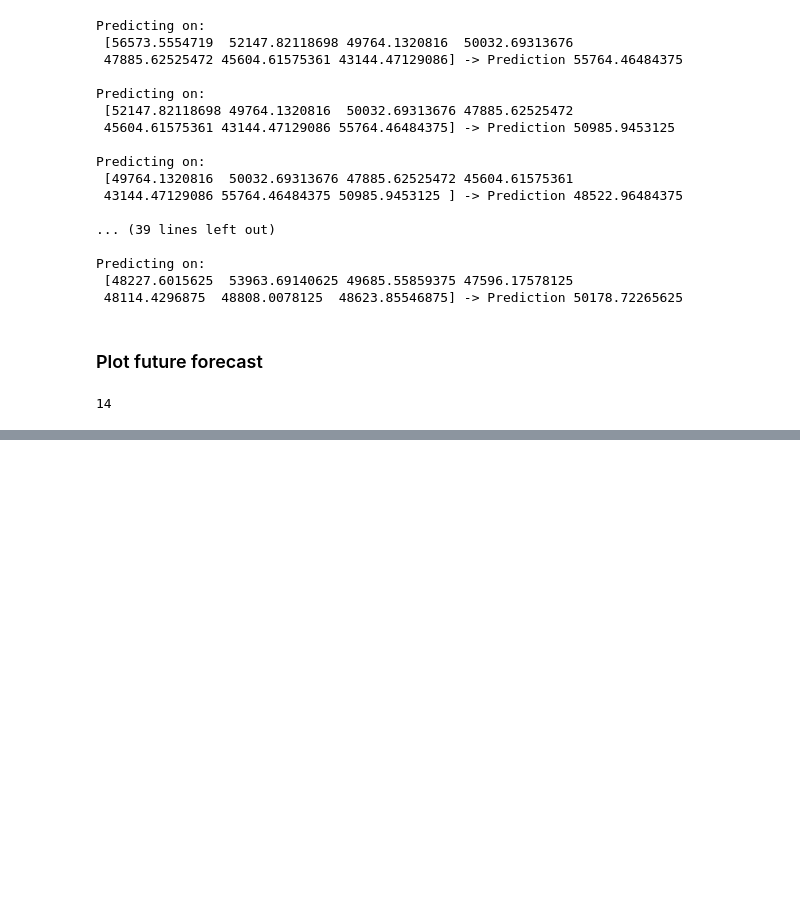
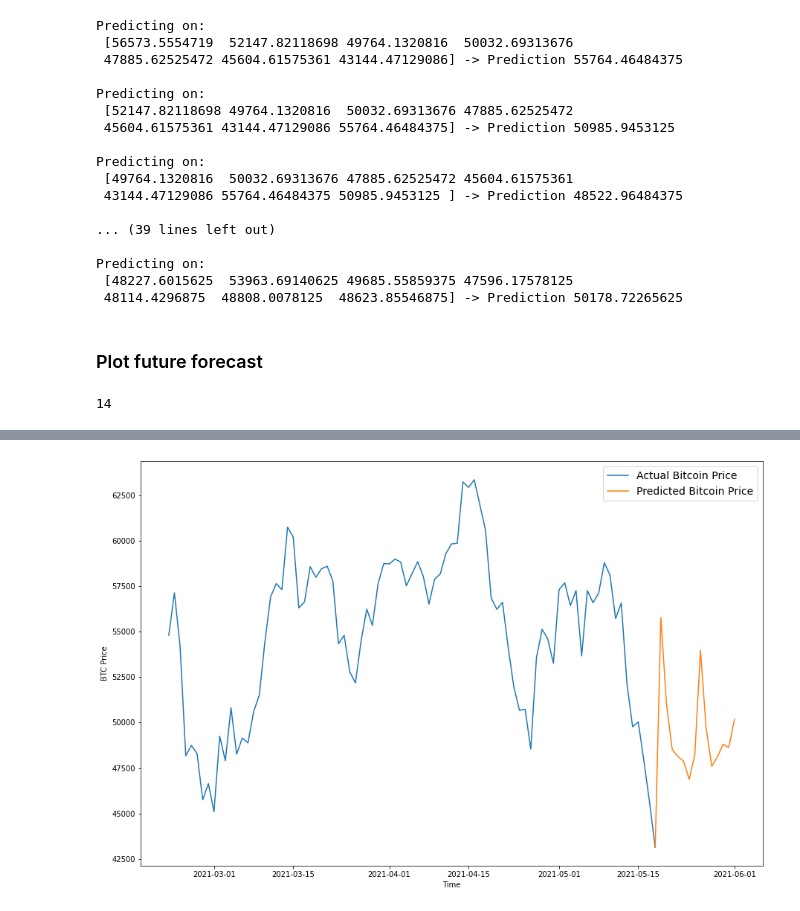
Before and after one commit to SilahicAmil/End-To-End-Time-Series-Forcasting, a Jupyter notebook: Time_Series_Forecasting_BitPredict.ipynb, the cells around one changed output, grey strips where cells are left out. Saved outputs shown, nothing was run; the diff lists cells and outputs as text; code cells hidden in the pictures; blank space fills up the shorter version.

Commit message:
Plotting future predictions

```diff
--- a/Time_Series_Forecasting_BitPredict.ipynb
+++ b/Time_Series_Forecasting_BitPredict.ipynb
@@ -2195,3 +2195,18 @@ Predicting on:
 len(future_forecast)
 # %% [output]
 14
+# %%
+def get_future_dates(start_date, into_future, offset=1):
+  """
+  Returns array of date values ranging from start_date to start_date+into_future
+  """
+
+  # Specify start date and end date
+  start_date = start_date + np.timedelta64(offset, "D")
+  end_date = start_date + np.timedelta64(into_future, "D")
+  # Return range between start and end dates
+  return np.arange(start_date, end_date, dtype="datetime64[D]")
+# %%
+# Last timestep of timesteps
+last_timestep = bitcoin_prices.index[-1]
+last_timestep
@@ -2197,0 +2215,5 @@ len(future_forecast)
+# %%
+# Get next two weeks of timesteps
+next_time_steps = get_future_dates(start_date=last_timestep,
+                                   into_future=INTO_FUTURE)
+next_time_steps
@@ -2197,0 +2225,5 @@ len(future_forecast)
+# %%
+# Insert last timestep into next time steps so plot connects
+next_time_steps = np.insert(next_time_steps, 0, last_timestep)
+future_forecast = np.insert(future_forecast, 0, btc_price[-1])
+next_time_steps, future_forecast
@@ -2197,0 +2238,8 @@ len(future_forecast)
+# %%
+# Plot future price predictions
+plt.figure(figsize=(15,10))
+
+plot_time_series(bitcoin_prices.index, btc_price, start=2700, format="-", label="Actual Bitcoin Price")
+plot_time_series(next_time_steps, future_forecast, format="-", label="Predicted Bitcoin Price")
+# %% [output]
+[figure, added]
```
Also changed, not shown: parts of 3 cells of this notebook.
